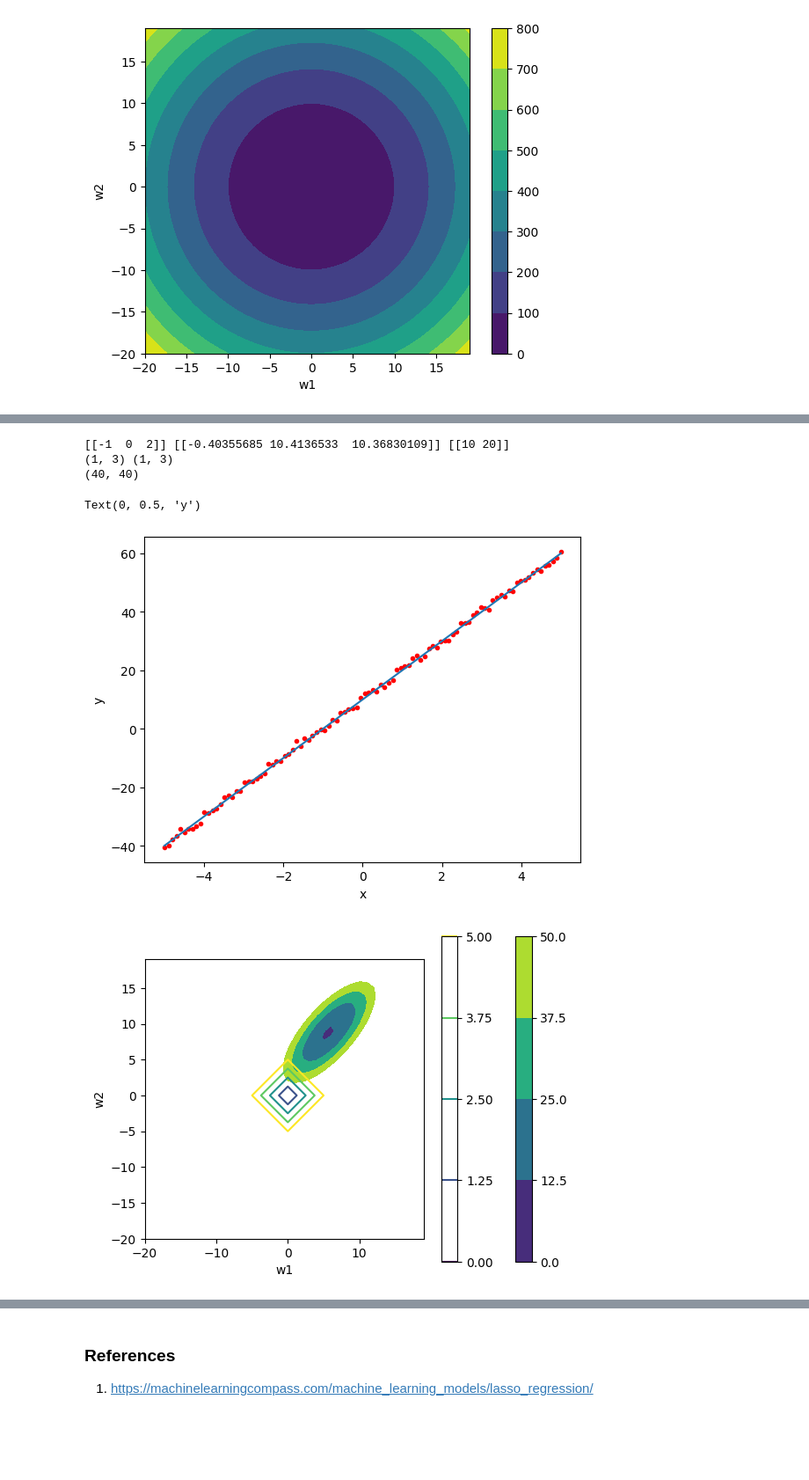
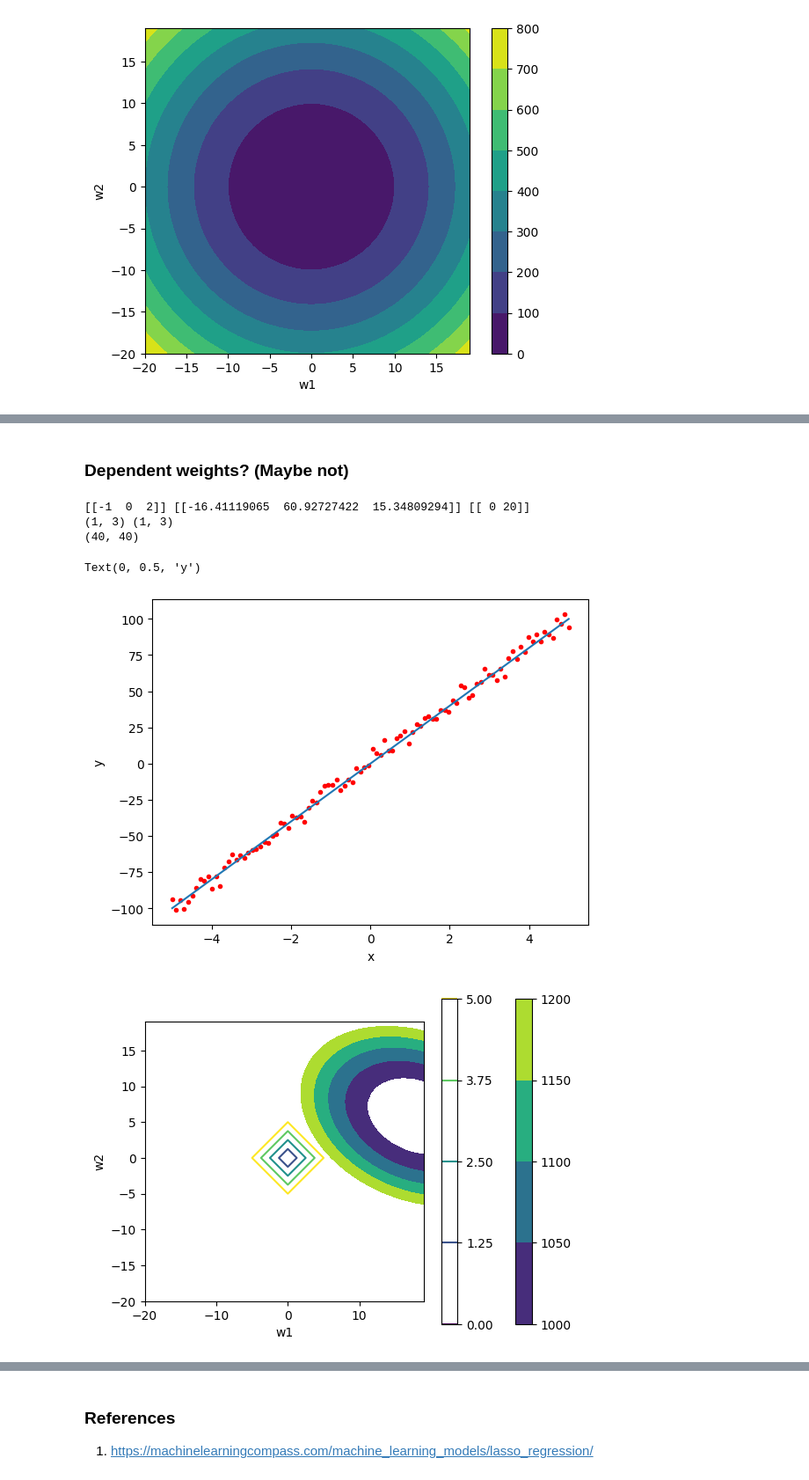
Before and after one commit to zcemycl/mlreading-hub, a Jupyter notebook: notes/ml/Lasso-Regression.ipynb, the cells around one changed output, grey strips where cells are left out. Shown at 88% size. Cells and saved outputs as stored; diff of their text form; code cells hidden in the pictures; blank space fills up the shorter version.

```diff
--- a/notes/ml/Lasso-Regression.ipynb
+++ b/notes/ml/Lasso-Regression.ipynb
@@ -18,7 +18,7 @@ print(w1.shape, w2.shape)
 (40, 40) (40, 40)
 # %%
 w = 7+np.random.randn(1,2)
-x = np.array([[-1,0,1]])
+x = np.array([[-1,3,1]])
 x_ = np.vstack((np.array([1,1,1]),x))
 n = np.random.randn(1,3)
 y = mm(w,x_)+n
@@ -89,39 +89,45 @@ ax.set_aspect(1)
+# %% [markdown]
+### Dependent weights? (Maybe not)
 # %%
-w = np.array([[10,20]])
+var = 4
+w = np.array([[0,20]])
 x = np.array([[-1,0,2]])
-n = np.random.randn(1,3)
-y = mm(w,x_)-w[0,0]*x+n
+n = var*np.random.randn(1,3)
+# y = mm(w,x_)-w[0,0]*x+n
+y = mm(w,x_)+n
 print(x,y,w)
 print(x.shape,y.shape)
 w1_ = np.expand_dims(w1,axis=2)
 w2_ = np.expand_dims(w2,axis=2)
-mse = (y-(w1_+(-w1_+w2_)*x))**2/3
+# mse = (y-(w1_+(-w1_+w2_)*x))**2/3
+mse = (y-w1_-w2_*x)**2/3
 mse = np.sum(mse,axis=2)
 print(mse.shape)
 # %% [output]
-[[-1  0  2]] [[-0.40355685 10.4136533  10.36830109]] [[10 20]]
+[[-1  0  2]] [[-16.41119065  60.92727422  15.34809294]] [[ 0 20]]
 (1, 3) (1, 3)
 (40, 40)
 # %%
 xs = np.linspace(-5,5,100)
-fs = w[0,0]+(-w[0,0]+w[0,1])*xs
-ys = fs+np.random.randn(100)
+# fs = w[0,0]+(-w[0,0]+w[0,1])*xs
+fs = w[0,0]+w[0,1]*xs
+ys = fs+var*np.random.randn(100)
 plt.plot(xs,fs)
 plt.scatter(xs,ys,color='red',marker='.')
 plt.xlabel('x')
 plt.ylabel('y')
 # %% [output]
 Text(0, 0.5, 'y')
-[figure, old version]
+[figure, new version]
 # %%
 fig = plt.figure()
 ax = fig.add_subplot(111)
-cs = ax.contourf(w1,w2,mse,np.linspace(0,50,5))
+cs = ax.contourf(w1,w2,mse,np.linspace(1000,1200,5))
 cs1 = ax.contour(w1,w2,f_lasso(w1,w2),np.linspace(0,5,5))
 ax.set_xlabel('w1')
 ax.set_ylabel('w2')
 fig.colorbar(cs)
 fig.colorbar(cs1)
 ax.set_aspect(1)
 # %% [output]
-[figure, old version]
+[figure, new version]
```
Also changed, not shown: parts of 9 cells of this notebook, 1 other file.
